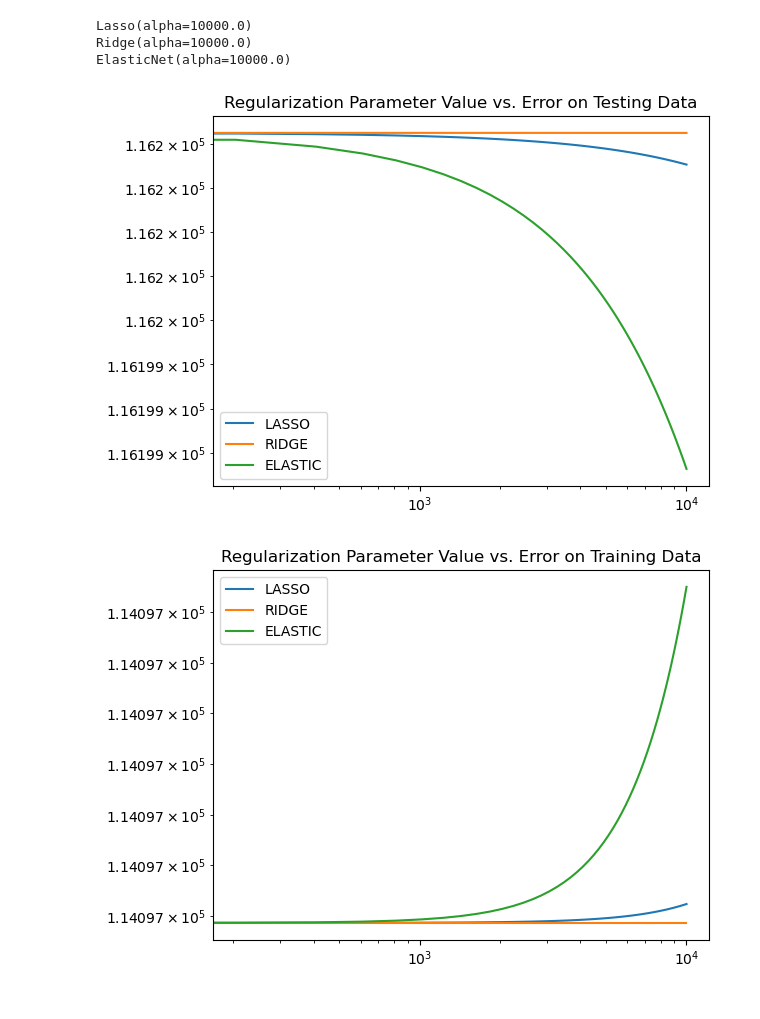
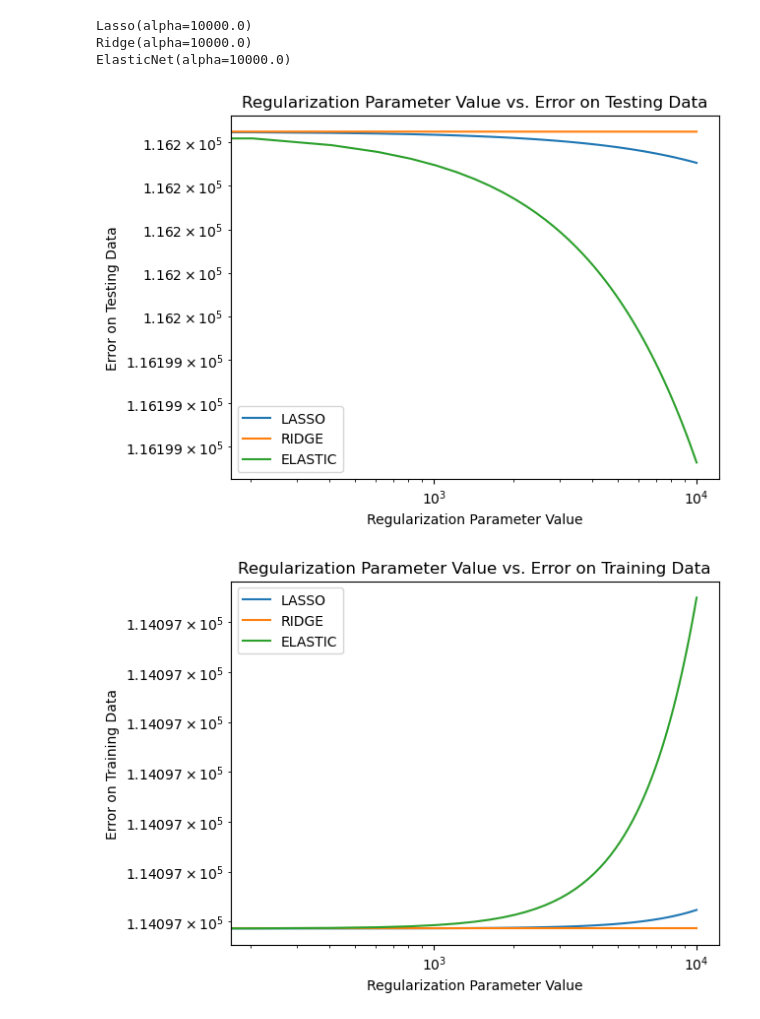
Before and after one commit to hrelosim/AM170B_Spring23, a Jupyter notebook: hw3/AM170B_hw3.ipynb, the cells around one changed output. Cells and saved outputs as stored; diff of their text form; code cells hidden in the pictures.

```diff
--- a/hw3/AM170B_hw3.ipynb
+++ b/hw3/AM170B_hw3.ipynb
@@ -215,35 +218,39 @@ ElasticNet(alpha=10000.0)
 #regularization parameter values vs error on test data
 Lasso_meanTest = abs(Lasso_Reg.cv_results_['mean_test_score'])
 Ridge_meanTest = abs(Ridge_Reg.cv_results_['mean_test_score'])
 Elastic_meanTest = abs(Elastic_Reg.cv_results_['mean_test_score'])
 
 #plotting data
 plt.figure()
 plt.plot(parameters['alpha'], Lasso_meanTest, label = 'LASSO');
 plt.plot(parameters['alpha'], Ridge_meanTest, label = 'RIDGE')
 plt.plot(parameters['alpha'], Elastic_meanTest, label = 'ELASTIC')
 plt.title('Regularization Parameter Value vs. Error on Testing Data')
 plt.legend()
 plt.xscale('log')
 plt.yscale('log')
+plt.xlabel('Regularization Parameter Value');
+plt.ylabel('Error on Testing Data');
 
 #regularization parameter value vs error on training data
 Lasso_meanTrain = abs(Lasso_Reg.cv_results_['mean_train_score'])
 Ridge_meanTrain = abs(Ridge_Reg.cv_results_['mean_train_score'])
 Elastic_meanTrain = abs(Elastic_Reg.cv_results_['mean_train_score'])
 
 #plotting data
 plt.figure()
 plt.plot(parameters['alpha'], Lasso_meanTrain, label = 'LASSO');
 plt.plot(parameters['alpha'], Ridge_meanTrain, label = 'RIDGE');
 plt.plot(parameters['alpha'], Elastic_meanTrain, label = 'ELASTIC');
 plt.title('Regularization Parameter Value vs. Error on Training Data')
+plt.xlabel('Regularization Parameter Value');
+plt.ylabel('Error on Training Data');
 plt.legend()
 plt.xscale('log')
 plt.yscale('log')
 # %% [output]
-[figure, old version]
+[figure, new version]
-[figure, old version]
+[figure, new version]
 # %%
 #part b
 #train data
```
Also changed, not shown: parts of 7 cells of this notebook.
